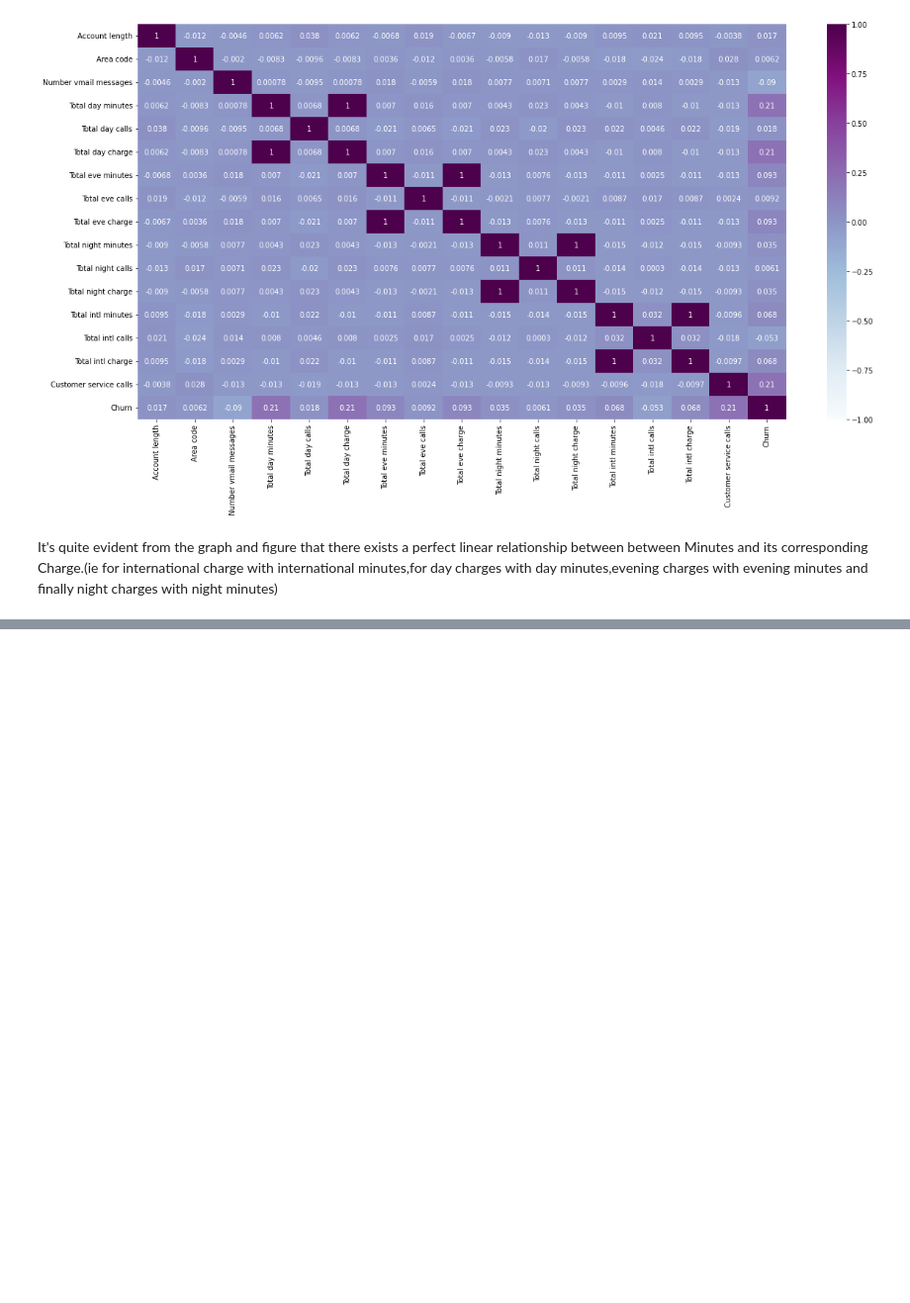
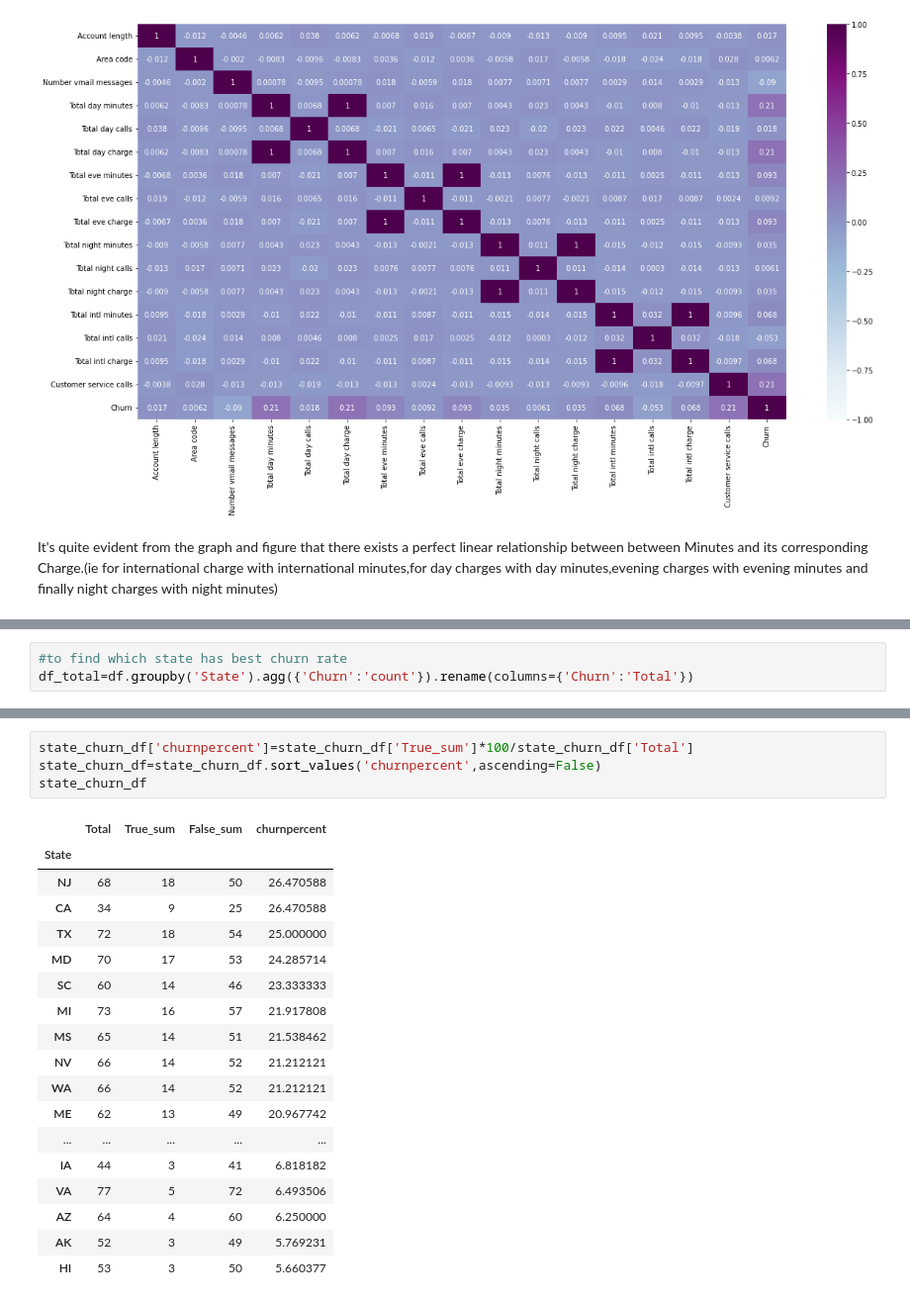
Before and after one commit to Nakulpradeep94/EDA_CHURN_ANALYSIS, a Jupyter notebook: Copy_of_Telecom_Churn_Analysis_Capstone_Project.ipynb, the cells around one changed output, grey strips where cells are left out. Shown at 99% size. Cells and saved outputs as stored; diff of their text form; blank space fills up the shorter version.

```diff
--- a/Copy_of_Telecom_Churn_Analysis_Capstone_Project.ipynb
+++ b/Copy_of_Telecom_Churn_Analysis_Capstone_Project.ipynb
@@ -235,0 +253,3 @@ It's quite evident from the graph and figure that there exists a perfect linear
+# %%
+#to find which state has best churn rate
+df_total=df.groupby('State').agg({'Churn':'count'}).rename(columns={'Churn':'Total'})
@@ -235,0 +271,23 @@ It's quite evident from the graph and figure that there exists a perfect linear
+# %%
+state_churn_df['churnpercent']=state_churn_df['True_sum']*100/state_churn_df['Total']
+state_churn_df=state_churn_df.sort_values('churnpercent',ascending=False)
+state_churn_df
+# %% [output]
+|  | Total | True_sum | False_sum | churnpercent |
+| State |  |  |  |  |
+| NJ | 68 | 18 | 50 | 26.470588 |
+| CA | 34 | 9 | 25 | 26.470588 |
+| TX | 72 | 18 | 54 | 25.000000 |
+| MD | 70 | 17 | 53 | 24.285714 |
+| SC | 60 | 14 | 46 | 23.333333 |
+| MI | 73 | 16 | 57 | 21.917808 |
+| MS | 65 | 14 | 51 | 21.538462 |
+| NV | 66 | 14 | 52 | 21.212121 |
+| WA | 66 | 14 | 52 | 21.212121 |
+| ME | 62 | 13 | 49 | 20.967742 |
+| ... | ... | ... | ... | ... |
+| IA | 44 | 3 | 41 | 6.818182 |
+| VA | 77 | 5 | 72 | 6.493506 |
+| AZ | 64 | 4 | 60 | 6.250000 |
+| AK | 52 | 3 | 49 | 5.769231 |
+| HI | 53 | 3 | 50 | 5.660377 |
```
Also changed, not shown: parts of 21 cells of this notebook.
